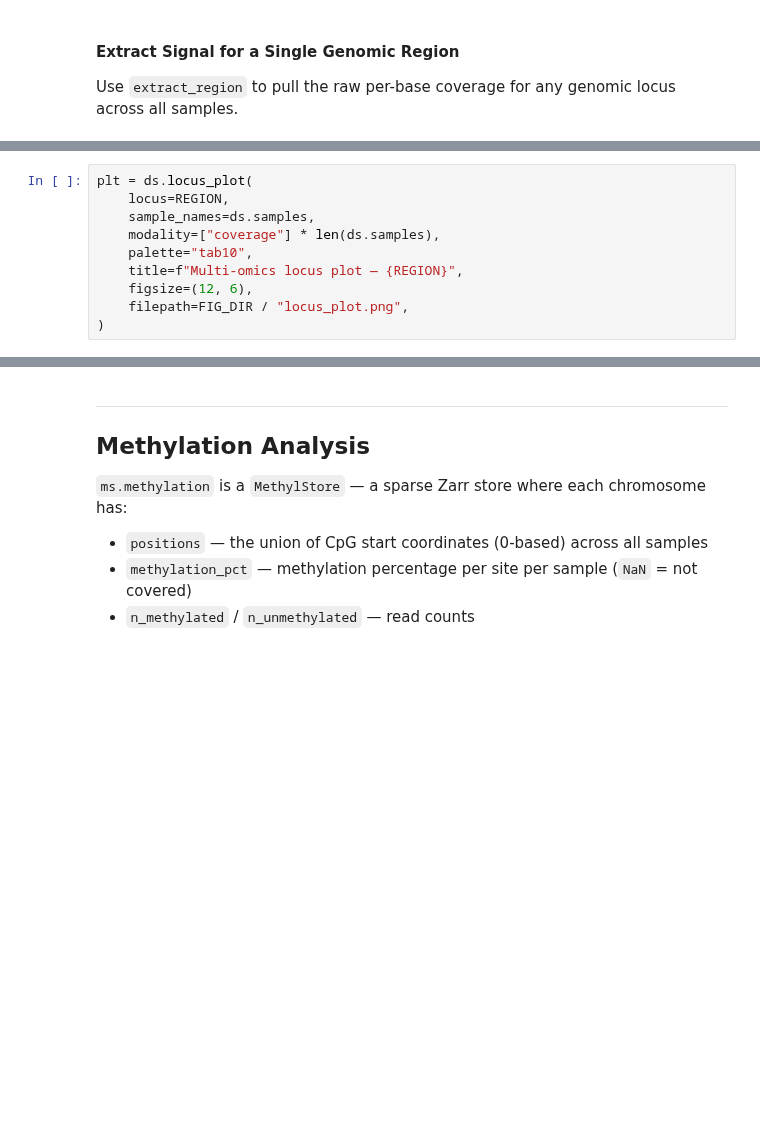
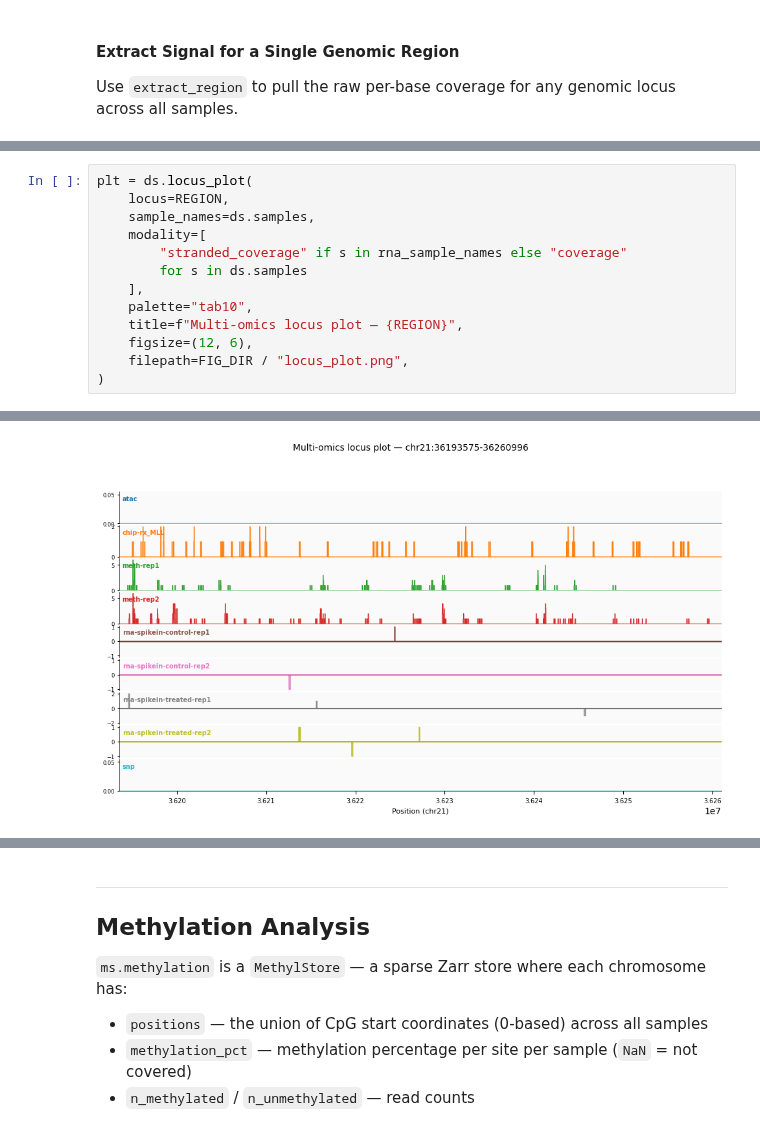
Before and after one commit to Milne-Group/QuantNado, a Jupyter notebook: example/example_dataset.ipynb, the cells around one changed output, grey strips where cells are left out. Drawn from its saved outputs; the diff is of its cells as text; blank space fills up the shorter version.

```diff
--- a/example/example_dataset.ipynb
+++ b/example/example_dataset.ipynb
@@ -380,9 +596,13 @@ print(f"Region shape: {region.shape}  (samples × positions)")
 plt = ds.locus_plot(
     locus=REGION,
     sample_names=ds.samples,
-    modality=["coverage"] * len(ds.samples),
+    modality=[
+        "stranded_coverage" if s in rna_sample_names else "coverage"
+        for s in ds.samples
+    ],
     palette="tab10",
     title=f"Multi-omics locus plot — {REGION}",
     figsize=(12, 6),
     filepath=FIG_DIR / "locus_plot.png",
 )
+# %% [output]
@@ -388,0 +612 @@ plt = ds.locus_plot(
+[figure, added]
```
Also changed, not shown: parts of 38 cells of this notebook, 2 other files.
